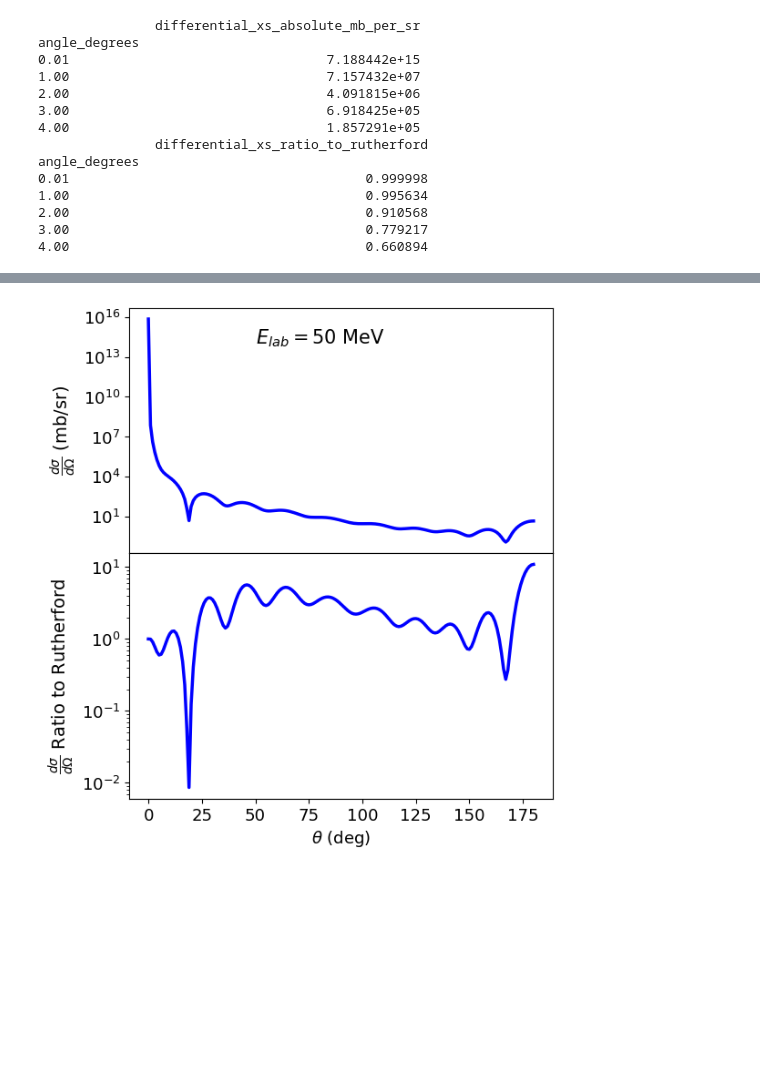
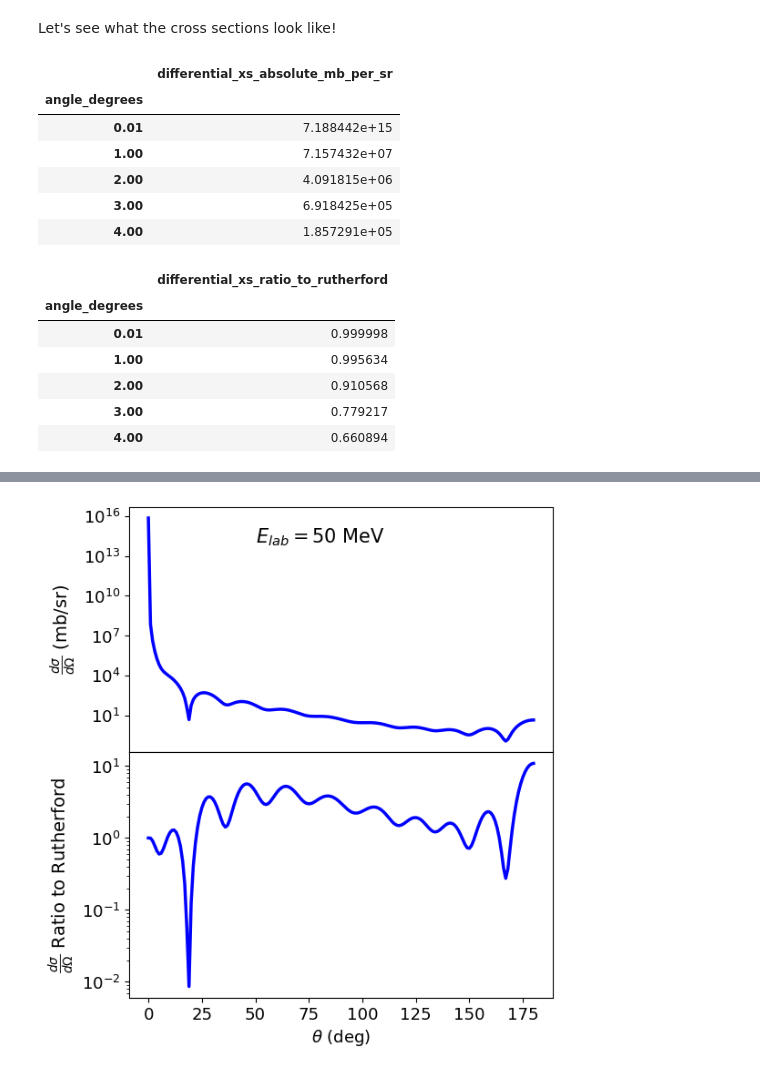
Before and after one commit to bandframework/Bfrescox, a Jupyter notebook: book/notebooks/elastic_from_template_example.ipynb, the cells around one changed output, grey strips where cells are left out. Cells and saved outputs as stored; diff of their text form; code cells hidden in the pictures; blank space fills up the shorter version.

```diff
--- a/book/notebooks/elastic_from_template_example.ipynb
+++ b/book/notebooks/elastic_from_template_example.ipynb
@@ -75,22 +184,23 @@ results_df = bfrescox.parse_differential_xs.absolute_mb_per_sr(
 results_df_r2r = bfrescox.parse_differential_xs.ratio_to_rutherford(
                             frescox_output
                         )
+# %% [markdown]
+Let's see what the cross sections look like!
 # %%
-# The results are parsed in a pandas DataFrame
-print(results_df.head())
-print(results_df_r2r.head())
+display(results_df.head())
+display(results_df_r2r.head())
 # %% [output]
-               differential_xs_absolute_mb_per_sr
-angle_degrees
-0.01                                 7.188442e+15
-1.00                                 7.157432e+07
-2.00                                 4.091815e+06
-3.00                                 6.918425e+05
-4.00                                 1.857291e+05
-               differential_xs_ratio_to_rutherford
-angle_degrees
-0.01                                      0.999998
-1.00                                      0.995634
-2.00                                      0.910568
-3.00                                      0.779217
-4.00                                      0.660894
+|  | differential_xs_absolute_mb_per_sr |
+| angle_degrees |  |
+| 0.01 | 7.188442e+15 |
+| 1.00 | 7.157432e+07 |
+| 2.00 | 4.091815e+06 |
+| 3.00 | 6.918425e+05 |
+| 4.00 | 1.857291e+05 |
+|  | differential_xs_ratio_to_rutherford |
+| angle_degrees |  |
+| 0.01 | 0.999998 |
+| 1.00 | 0.995634 |
+| 2.00 | 0.910568 |
+| 3.00 | 0.779217 |
+| 4.00 | 0.660894 |
```
Also changed, not shown: parts of 23 cells of this notebook, 22 other files.
